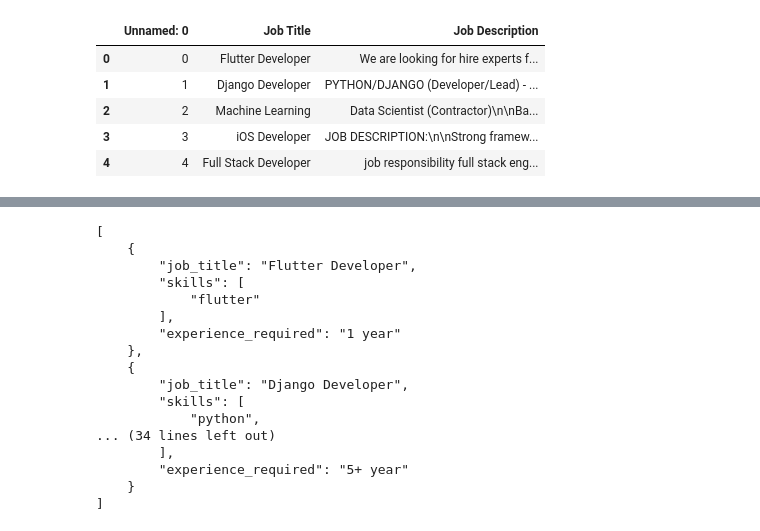
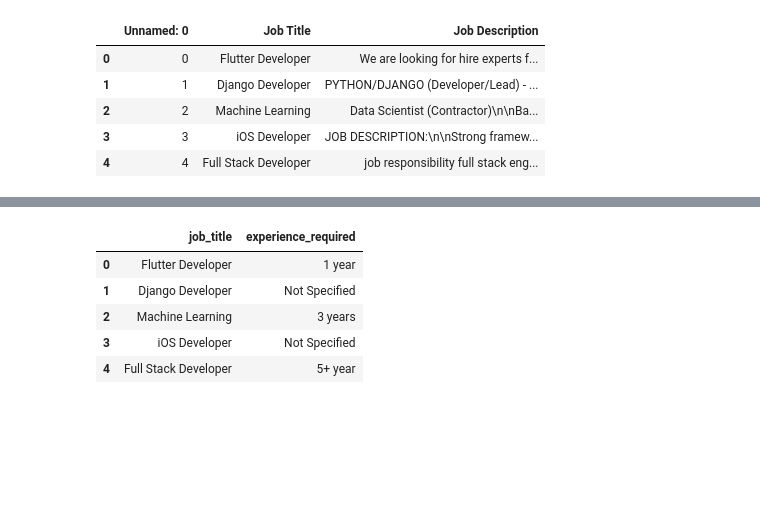
Before and after one commit to Shreya-Reddy-7/AI-Powered-Intelligent-Recruitment-Candidate-Analytics-System, a Jupyter notebook: Job_analyser.ipynb, the cells around one changed output, grey strips where cells are left out. Cells and saved outputs as stored; diff of their text form; code cells hidden in the pictures; blank space fills up the shorter version.

```diff
--- a/Job_analyser.ipynb
+++ b/Job_analyser.ipynb
@@ -193,11 +108,42 @@ df['skills'] = df['clean_description'].apply(extract_skills)
+# %%
+def classify_skills(skills):
+
+    mandatory = []
+    optional = []
+
+    for skill in skills:
+
+        mandatory.append(skill)
+
+    return mandatory, optional
+
+
+df['mandatory_skills'] = ""
+df['optional_skills'] = ""
+
+for i,row in df.iterrows():
+
+    mandatory, optional = classify_skills(row['skills'])
+
+    df.at[i,'mandatory_skills'] = mandatory
+    df.at[i,'optional_skills'] = optional
 # %%
 def extract_experience(text):
 
     exp = re.findall(r'\d+\+?\s*years?', text)
 
     if exp:
         return exp[0]
     else:
         return "Not Specified"
 
 df['experience_required'] = df['job_description'].apply(extract_experience)
+
+df[['job_title','experience_required']].head()
+# %% [output]
+|  | job_title | experience_required |
+| 0 | Flutter Developer | 1 year |
+| 1 | Django Developer | Not Specified |
+| 2 | Machine Learning | 3 years |
+| 3 | iOS Developer | Not Specified |
+| 4 | Full Stack Developer | 5+ year |
@@ -212,30 +162,16 @@ job_data = []
 
 for i,row in df.iterrows():
 
+    weights = skill_weightage(row['clean_description'], row['mandatory_skills'])
+
     job = {
+
         "job_title": row['job_title'],
-        "skills": row['skills'],
-        "experience_required": row['experience_required']
+        "mandatory_skills": row['mandatory_skills'],
+        "optional_skills": row['optional_skills'],
+        "experience_required": row['experience_required'],
+        "skill_weightage": weights
+
     }
 
     job_data.append(job)
-
-print(json.dumps(job_data[:5], indent=4))
-# %% [output]
-[
-    {
-        "job_title": "Flutter Developer",
-        "skills": [
-            "flutter"
-        ],
-        "experience_required": "1 year"
-    },
-    {
-        "job_title": "Django Developer",
-        "skills": [
-            "python",
-... (34 lines left out)
-        ],
-        "experience_required": "5+ year"
-    }
-]
```
Also changed, not shown: parts of 31 cells of this notebook.
